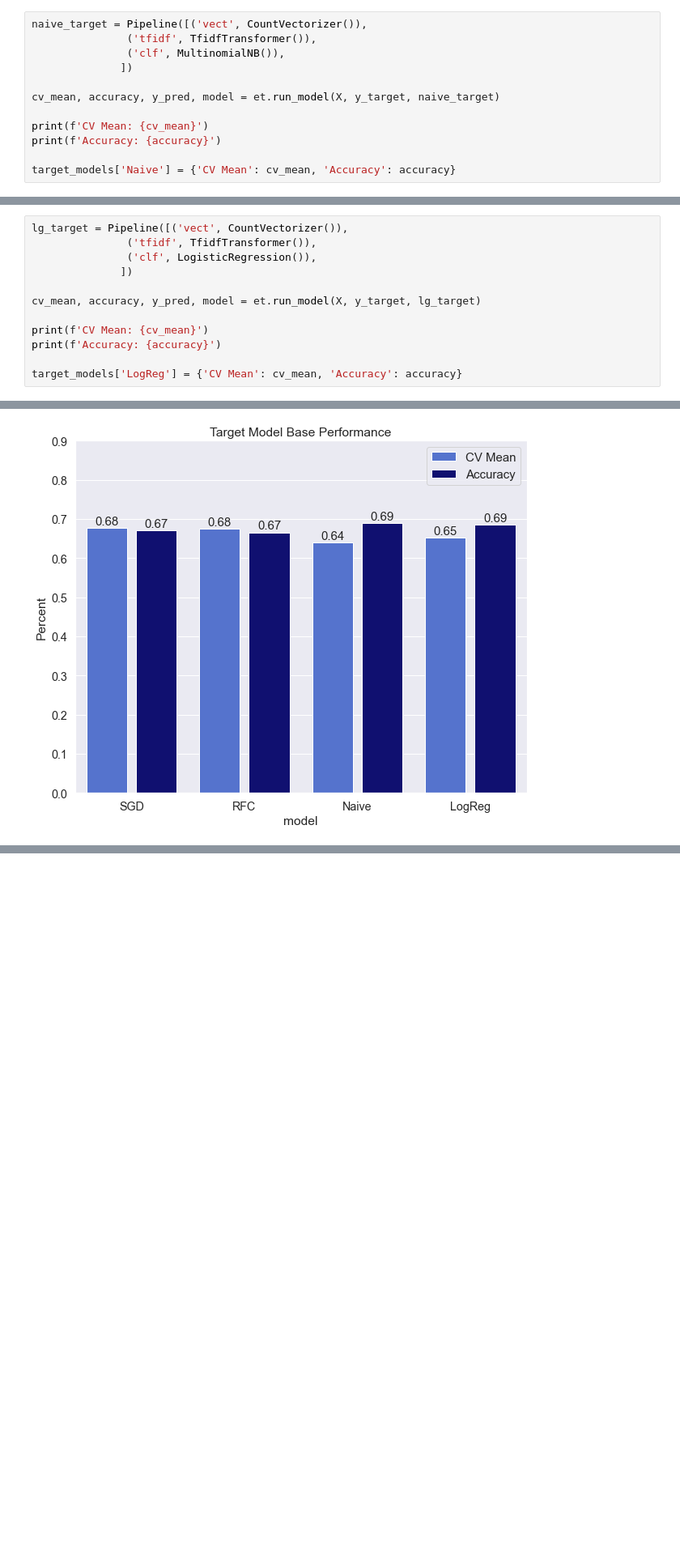
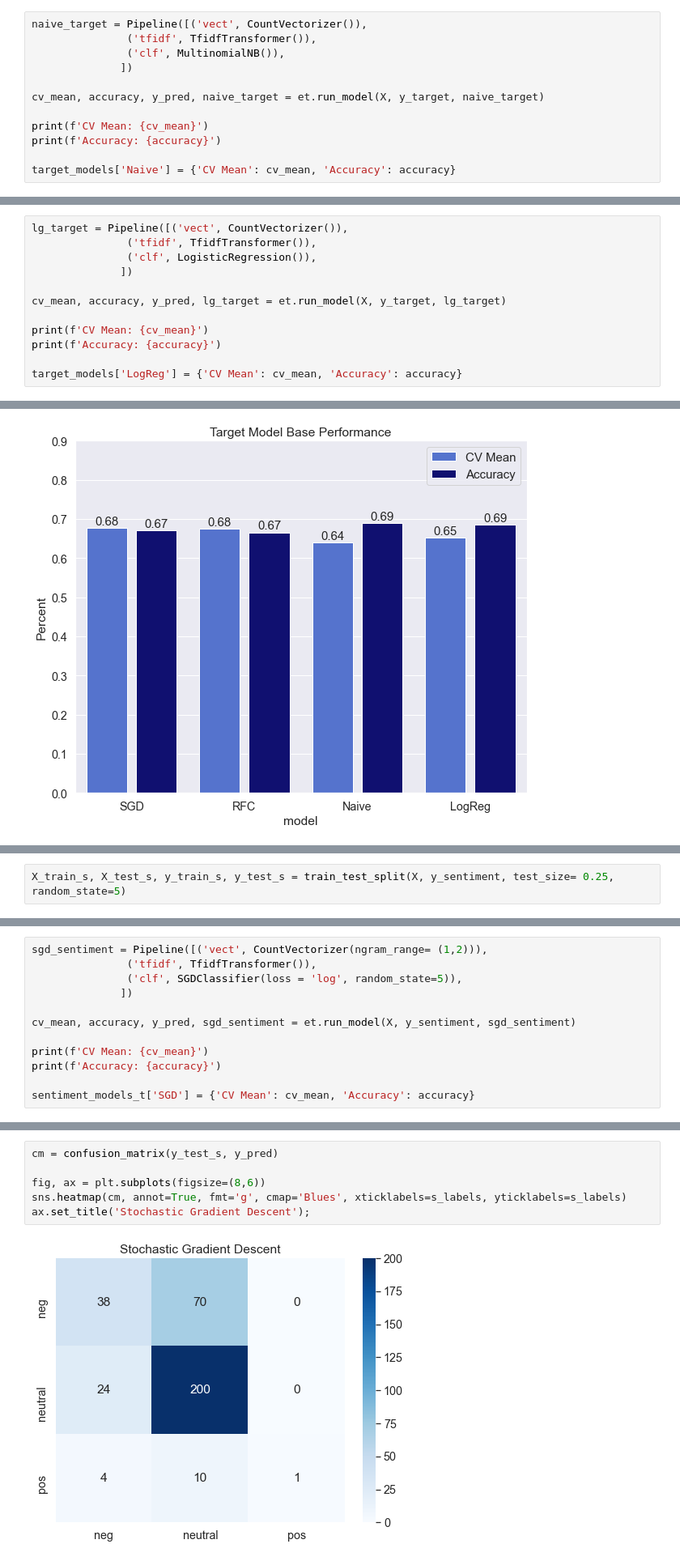
Before and after one commit to epradojr/WoW-Sentiment, a Jupyter notebook: eda_model.ipynb, the cells around one changed output, grey strips where cells are left out. Shown at 81% size. Drawn from its saved outputs; the diff is of its cells as text; blank space fills up the shorter version.

Commit message:
added tuned models

```diff
--- a/eda_model.ipynb
+++ b/eda_model.ipynb
@@ -502,7 +489,7 @@ naive_target = Pipeline([('vect', CountVectorizer()),
                ('clf', MultinomialNB()),
               ])
 
-cv_mean, accuracy, y_pred, model = et.run_model(X, y_target, naive_target)
+cv_mean, accuracy, y_pred, naive_target = et.run_model(X, y_target, naive_target)
 
 print(f'CV Mean: {cv_mean}')
 print(f'Accuracy: {accuracy}')
@@ -527,7 +514,7 @@ lg_target = Pipeline([('vect', CountVectorizer()),
                ('clf', LogisticRegression()),
               ])
 
-cv_mean, accuracy, y_pred, model = et.run_model(X, y_target, lg_target)
+cv_mean, accuracy, y_pred, lg_target = et.run_model(X, y_target, lg_target)
 
 print(f'CV Mean: {cv_mean}')
 print(f'Accuracy: {accuracy}')
@@ -673,0 +665,2 @@ plt.show()
+# %%
+X_train_s, X_test_s, y_train_s, y_test_s = train_test_split(X, y_sentiment, test_size= 0.25, random_state=5)
@@ -673,0 +696,12 @@ plt.show()
+# %%
+sgd_sentiment = Pipeline([('vect', CountVectorizer(ngram_range= (1,2))),
+               ('tfidf', TfidfTransformer()),
+               ('clf', SGDClassifier(loss = 'log', random_state=5)),
+              ])
+
+cv_mean, accuracy, y_pred, sgd_sentiment = et.run_model(X, y_sentiment, sgd_sentiment)
+
+print(f'CV Mean: {cv_mean}')
+print(f'Accuracy: {accuracy}')
+
+sentiment_models_t['SGD'] = {'CV Mean': cv_mean, 'Accuracy': accuracy}
@@ -673,0 +711,8 @@ plt.show()
+# %%
+cm = confusion_matrix(y_test_s, y_pred)
+
+fig, ax = plt.subplots(figsize=(8,6))
+sns.heatmap(cm, annot=True, fmt='g', cmap='Blues', xticklabels=s_labels, yticklabels=s_labels)
+ax.set_title('Stochastic Gradient Descent');
+# %% [output]
+[figure, added]
```
Also changed, not shown: parts of 70 cells of this notebook.
